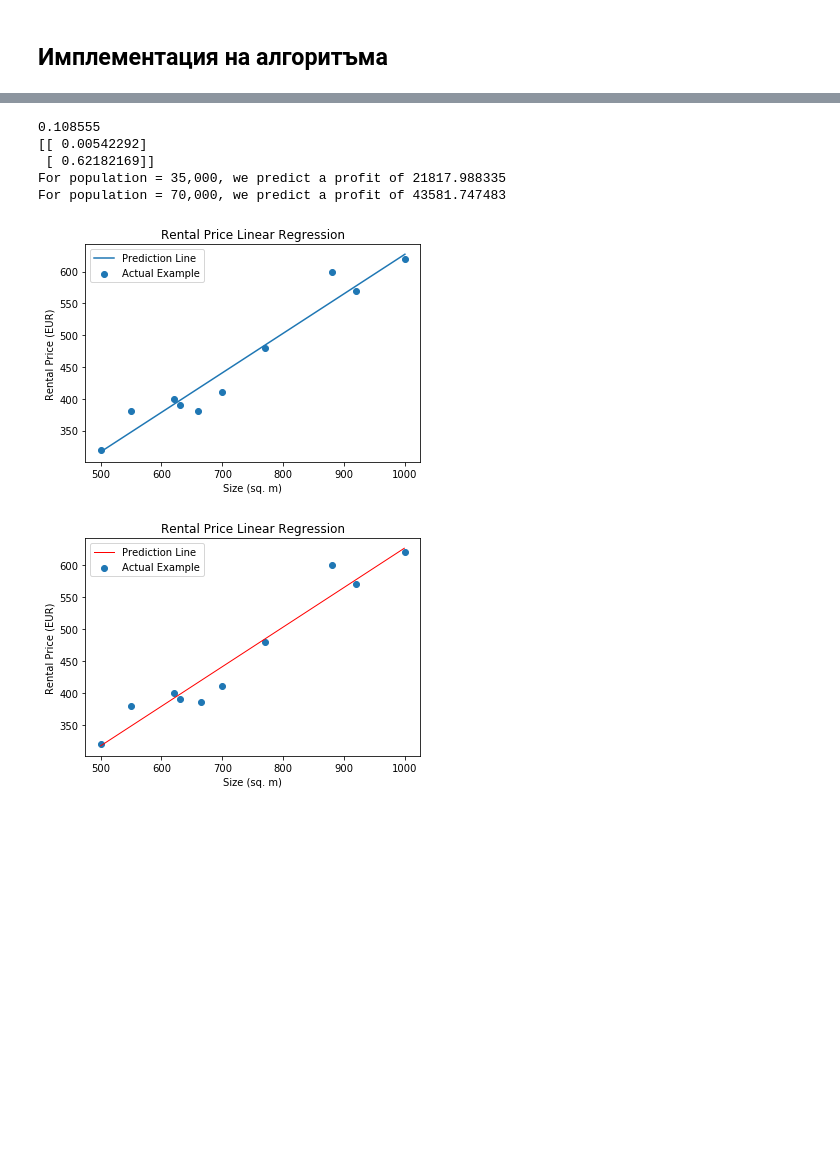
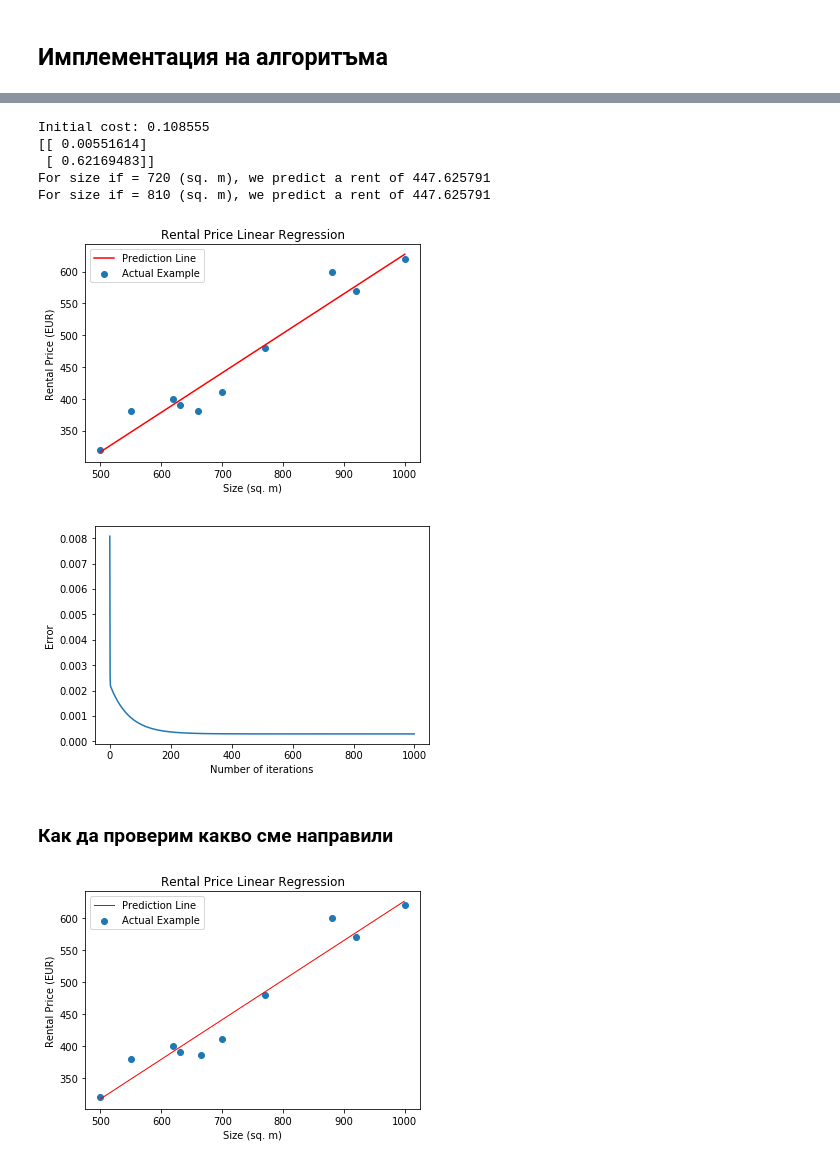
Before and after one commit to valyoh/mlclass, a Jupyter notebook: week1/Linear Regression.ipynb, the cells around one changed output, grey strips where cells are left out. Saved outputs shown, nothing was run; the diff lists cells and outputs as text; code cells hidden in the pictures; blank space fills up the shorter version.

```diff
--- a/week1/Linear Regression.ipynb
+++ b/week1/Linear Regression.ipynb
@@ -191,57 +112,59 @@ For population = 70,000, we predict a profit of 45342.450129
 # %%
+x = np.array([500.,550.,620.,630.,660.,700.,770.,880.,920.,1000.]) / 1000
+y = np.array([320.,380.,400.,390.,380.,410.,480.,600.,570.,620.]) / 1000
 
-
-
-x = np.array([500,550,620,630,660,700,770,880,920,1000]) /1000
-y = np.array([320,380,400,390,380,410,480,600,570,620]) /1000
-
-#print(x)
-#print(y)
-#scatter(x, y, marker='o', c='b')
 #number of training samples
 m = y.size
 
 #Add a column of ones to X (interception data)
-it = ones(shape=(m, 2))
+it = np.ones(shape=(m, 2))
 it[:, 1] = x
 
 #Initialize theta parameters
-theta = zeros(shape=(2, 1))
+theta = np.zeros(shape=(2, 1))
 
 #Some gradient descent settings
-iterations = 10000
-alpha = 0.1
+iterations = 1000
+alpha = 0.5
 
 #compute and display initial cost
-print(compute_cost(it, y, theta))
+print("Initial cost: %f" % compute_cost(it, y, theta))
 
 theta, J_history = gradient_descent(it, y, theta, alpha, iterations)
 
 print(theta)
-#Predict values for population sizes of 35,000 and 70,000
-predict1 = array([1, 3.5]).dot(theta).flatten()
-print('For population = 35,000, we predict a profit of %f' % (predict1 * 10000))
-predict2 = array([1, 7.0]).dot(theta).flatten()
-print('For population = 70,000, we predict a profit of %f' % (predict2 * 10000))
+#Predict values for various apartments
+predict1 = np.array([1, 720.]).dot(theta).flatten()
+print('For size if = 720 (sq. m), we predict a rent of %f' % (predict1))
+predict2 = np.array([1, 810.]).dot(theta).flatten()
+print('For size if = 810 (sq. m), we predict a rent of %f' % (predict1))
 
 #Plot the results
-x = np.array([500,550,620,630,660,700,770,880,920,1000])
-y = np.array([320,380,400,390,380,410,480,600,570,620])
-result = it.dot(theta).flatten() * 1000
-scatter(x,y)
-plot(x, result)
-xlabel("Size (sq. m)")
-ylabel("Rental Price (EUR)")
-title("Rental Price Linear Regression")
-legend(['Prediction Line', 'Actual Example'])
-show()
+x = np.array([500.,550.,620.,630.,660.,700.,770.,880.,920.,1000.])
+y = np.array([320.,380.,400.,390.,380.,410.,480.,600.,570.,620.])
+result = it.dot(theta).flatten() * 1000.
+plt.scatter(x,y)
+plt.plot(x, result, color='red')
+plt.xlabel("Size (sq. m)")
+plt.ylabel("Rental Price (EUR)")
+plt.title("Rental Price Linear Regression")
+plt.legend(['Prediction Line', 'Actual Example'])
+plt.show()
+
+plt.plot(J_history)
+plt.ylabel("Error")
+plt.xlabel("Number of iterations")
+plt.show()
 # %% [output]
-0.108555
-[[ 0.00542292]
- [ 0.62182169]]
-For population = 35,000, we predict a profit of 21817.988335
-For population = 70,000, we predict a profit of 43581.747483
+Initial cost: 0.108555
+[[ 0.00551614]
+ [ 0.62169483]]
+For size if = 720 (sq. m), we predict a rent of 447.625791
+For size if = 810 (sq. m), we predict a rent of 447.625791
-[figure, old version]
+[figure, new version]
+[figure, added]
+# %% [markdown]
+### Как да проверим какво сме направили
 # %%
 from sklearn import datasets, linear_model
 from sklearn.metrics import mean_squared_error
```
Also changed, not shown: parts of 13 cells of this notebook, 2 other files.
